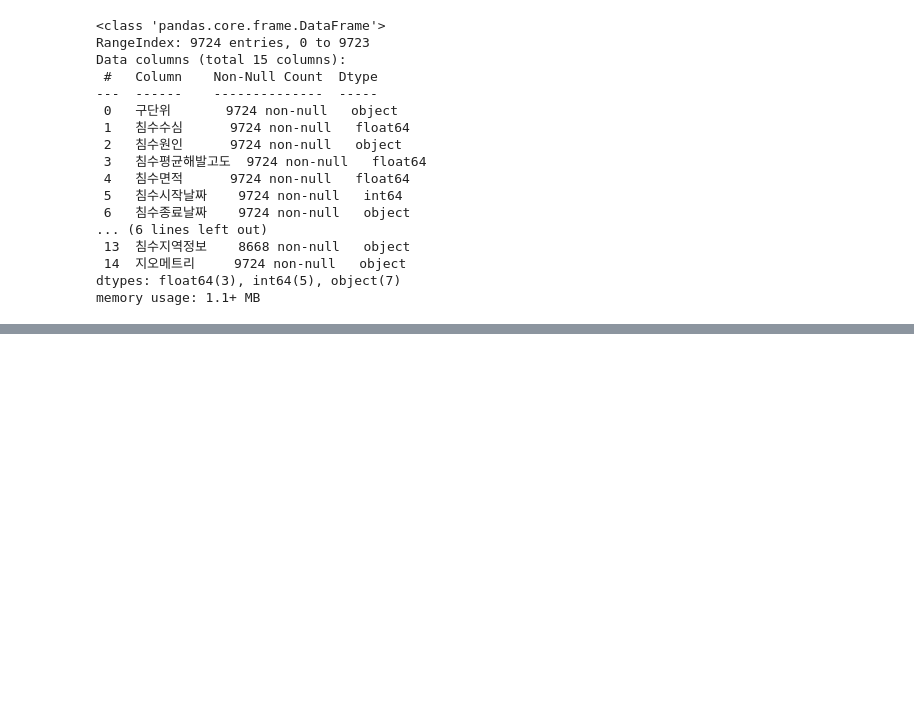
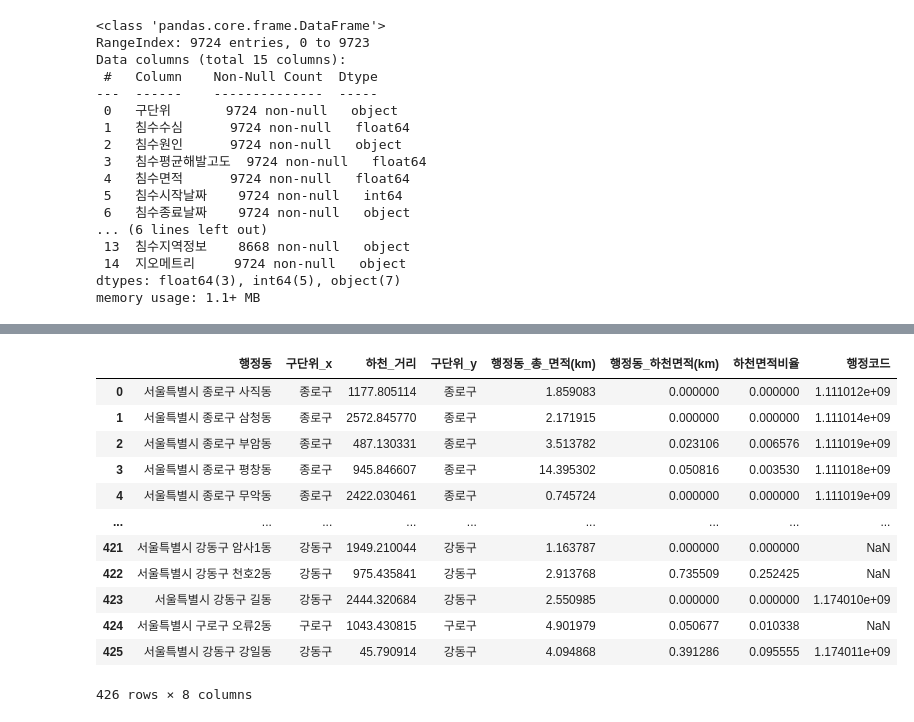
Before and after one commit to Choiinwoo401/Final_Project, a Jupyter notebook: 남수형/침수와지형데이터분석.ipynb, the cells around one changed output, grey strips where cells are left out. Drawn from its saved outputs; the diff is of its cells as text; code cells hidden in the pictures; blank space fills up the shorter version.

```diff
--- a/남수형/침수와지형데이터분석.ipynb
+++ b/남수형/침수와지형데이터분석.ipynb
@@ -835,0 +485,9 @@ df3['행정코드'] = df3['법정동명'].map(seoul_districts)
+# %%
+# 행정동명과 법정동명 파일 경로 설정
+mapping_file_path = '../../final_프젝_데이터/서울시행정동법정동코드종합.csv'
+# %%
+# 수정된 매핑 파일 읽기
+mapping_df = pd.read_csv(mapping_file_path, encoding='utf-8-sig')
+# %%
+# 행정동명과 법정동코드를 사용해 딕셔너리 생성
+admin_to_code_mapping = pd.Series(mapping_df['법정동코드'].values, index=mapping_df['행정동명']).to_dict()
@@ -835,0 +514,3 @@ df3['행정코드'] = df3['법정동명'].map(seoul_districts)
+# %%
+# # df5에서 행정동명을 법정동명으로 변환
+df5['행정코드'] = df5['행정동'].map(admin_to_code_mapping)
@@ -835,0 +541,16 @@ df3['행정코드'] = df3['법정동명'].map(seoul_districts)
+# %%
+df5
+# %% [output]
+|  | 행정동 | 구단위_x | 하천_거리 | 구단위_y | 행정동_총_면적(km) | 행정동_하천면적(km) | 하천면적비율 | 행정코드 |
+| 0 | 서울특별시 종로구 사직동 | 종로구 | 1177.805114 | 종로구 | 1.859083 | 0.000000 | 0.000000 | 1.111012e+09 |
+| 1 | 서울특별시 종로구 삼청동 | 종로구 | 2572.845770 | 종로구 | 2.171915 | 0.000000 | 0.000000 | 1.111014e+09 |
+| 2 | 서울특별시 종로구 부암동 | 종로구 | 487.130331 | 종로구 | 3.513782 | 0.023106 | 0.006576 | 1.111019e+09 |
+| 3 | 서울특별시 종로구 평창동 | 종로구 | 945.846607 | 종로구 | 14.395302 | 0.050816 | 0.003530 | 1.111018e+09 |
+| 4 | 서울특별시 종로구 무악동 | 종로구 | 2422.030461 | 종로구 | 0.745724 | 0.000000 | 0.000000 | 1.111019e+09 |
+| ... | ... | ... | ... | ... | ... | ... | ... | ... |
+| 421 | 서울특별시 강동구 암사1동 | 강동구 | 1949.210044 | 강동구 | 1.163787 | 0.000000 | 0.000000 | NaN |
+| 422 | 서울특별시 강동구 천호2동 | 강동구 | 975.435841 | 강동구 | 2.913768 | 0.735509 | 0.252425 | NaN |
+| 423 | 서울특별시 강동구 길동 | 강동구 | 2444.320684 | 강동구 | 2.550985 | 0.000000 | 0.000000 | 1.174010e+09 |
+| 424 | 서울특별시 구로구 오류2동 | 구로구 | 1043.430815 | 구로구 | 4.901979 | 0.050677 | 0.010338 | NaN |
+| 425 | 서울특별시 강동구 강일동 | 강동구 | 45.790914 | 강동구 | 4.094868 | 0.391286 | 0.095555 | 1.174011e+09 |
+426 rows × 8 columns
```
Also changed, not shown: parts of 53 cells of this notebook.
